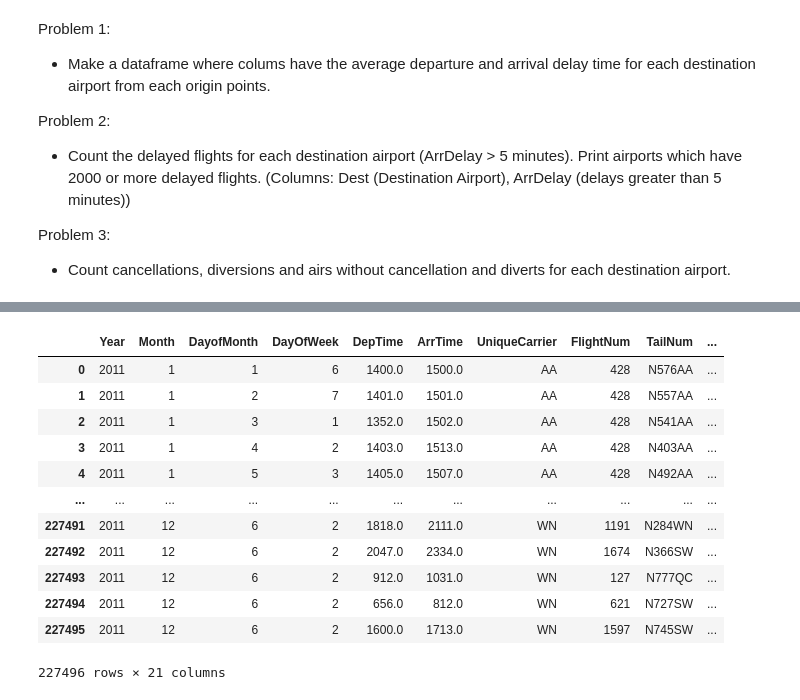
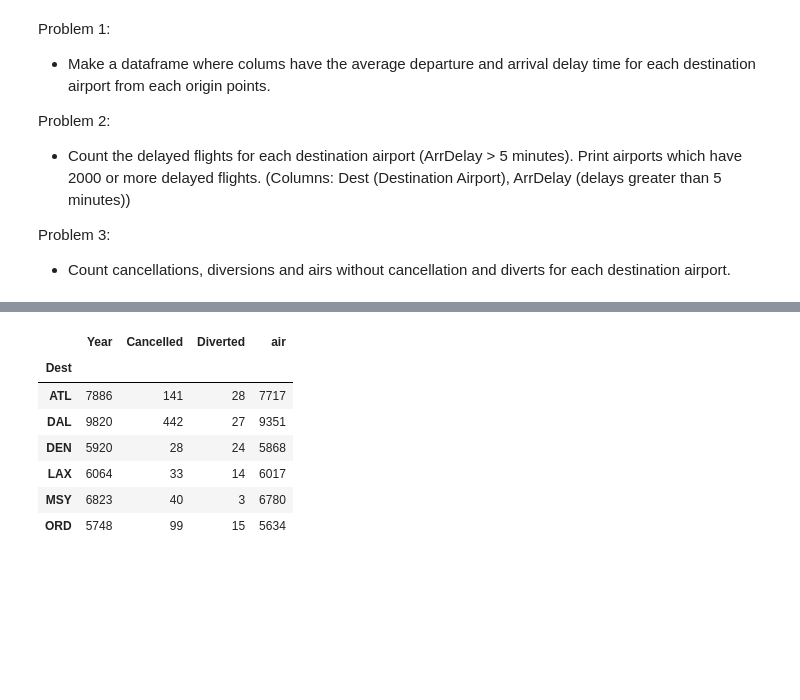
Before and after one commit to i-dongik/pandas-tutorial, a Jupyter notebook: Exercise.ipynb, the cells around one changed output, grey strips where cells are left out. Cells and saved outputs as stored; diff of their text form; code cells hidden in the pictures; blank space fills up the shorter version.

```diff
--- a/Exercise.ipynb
+++ b/Exercise.ipynb
@@ -14,3 +14,14 @@ pd.set_option('display.max_columns', None)
 hflight = pd.read_csv(
     './data/hflight.csv'
 )
+# %%
+mask = hflight['ArrDelay'] >= 5
+
+hflight.isnull().sum()
+
+tmp1 = hflight.loc[mask, :].groupby(['Dest'])['Year'].count()
+
+mask2 = tmp1 >= 2000
+tmp1[mask2].index
+
+hflight2 = hflight[hflight.Dest.isin(tmp1[mask2].index)].copy()
@@ -70,16 +169,0 @@ ans3
-# %%
-hflight
-# %% [output]
-|  | Year | Month | DayofMonth | DayOfWeek | DepTime | ArrTime | UniqueCarrier | FlightNum | TailNum | ... |
-| 0 | 2011 | 1 | 1 | 6 | 1400.0 | 1500.0 | AA | 428 | N576AA | ... |
-| 1 | 2011 | 1 | 2 | 7 | 1401.0 | 1501.0 | AA | 428 | N557AA | ... |
-| 2 | 2011 | 1 | 3 | 1 | 1352.0 | 1502.0 | AA | 428 | N541AA | ... |
-| 3 | 2011 | 1 | 4 | 2 | 1403.0 | 1513.0 | AA | 428 | N403AA | ... |
-| 4 | 2011 | 1 | 5 | 3 | 1405.0 | 1507.0 | AA | 428 | N492AA | ... |
-| ... | ... | ... | ... | ... | ... | ... | ... | ... | ... | ... |
-| 227491 | 2011 | 12 | 6 | 2 | 1818.0 | 2111.0 | WN | 1191 | N284WN | ... |
-| 227492 | 2011 | 12 | 6 | 2 | 2047.0 | 2334.0 | WN | 1674 | N366SW | ... |
-| 227493 | 2011 | 12 | 6 | 2 | 912.0 | 1031.0 | WN | 127 | N777QC | ... |
-| 227494 | 2011 | 12 | 6 | 2 | 656.0 | 812.0 | WN | 621 | N727SW | ... |
-| 227495 | 2011 | 12 | 6 | 2 | 1600.0 | 1713.0 | WN | 1597 | N745SW | ... |
-227496 rows × 21 columns
@@ -85,0 +176,17 @@ hflight
+# %%
+tmp3 = pd.concat([hflight2.groupby(['Dest'])[['Year']].count(),
+           hflight2.groupby(['Dest'])[['Cancelled']].sum(),
+           hflight2.groupby(['Dest'])[['Diverted']].sum()], axis=1)
+
+
+tmp3['air'] = tmp3.apply(lambda x : x[0] - x[1] - x[2] , axis=1)
+dp(tmp3)
+# %% [output]
+|  | Year | Cancelled | Diverted | air |
+| Dest |  |  |  |  |
+| ATL | 7886 | 141 | 28 | 7717 |
+| DAL | 9820 | 442 | 27 | 9351 |
+| DEN | 5920 | 28 | 24 | 5868 |
+| LAX | 6064 | 33 | 14 | 6017 |
+| MSY | 6823 | 40 | 3 | 6780 |
+| ORD | 5748 | 99 | 15 | 5634 |
```
Also changed, not shown: parts of 13 cells of this notebook, 1 other file.
